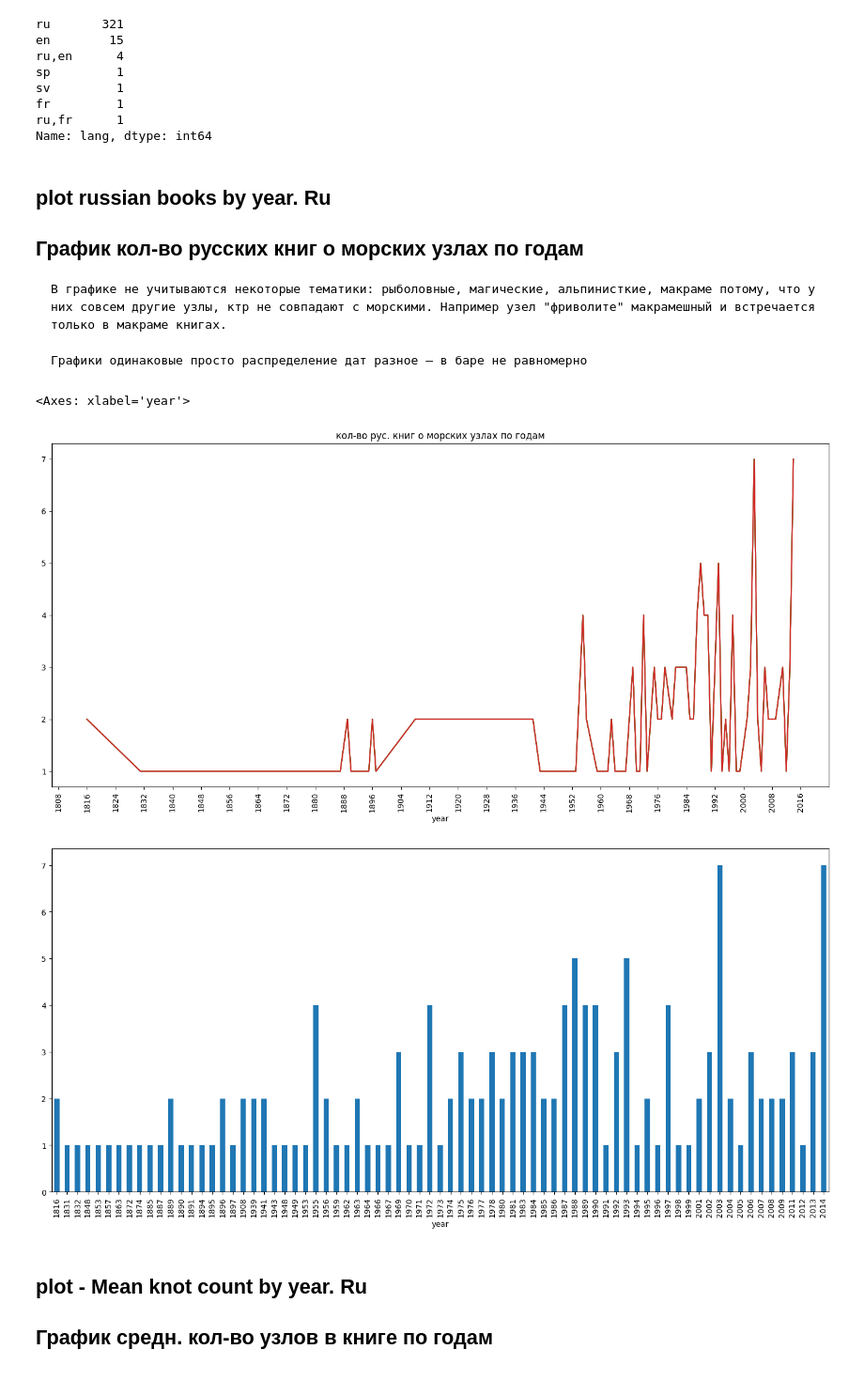
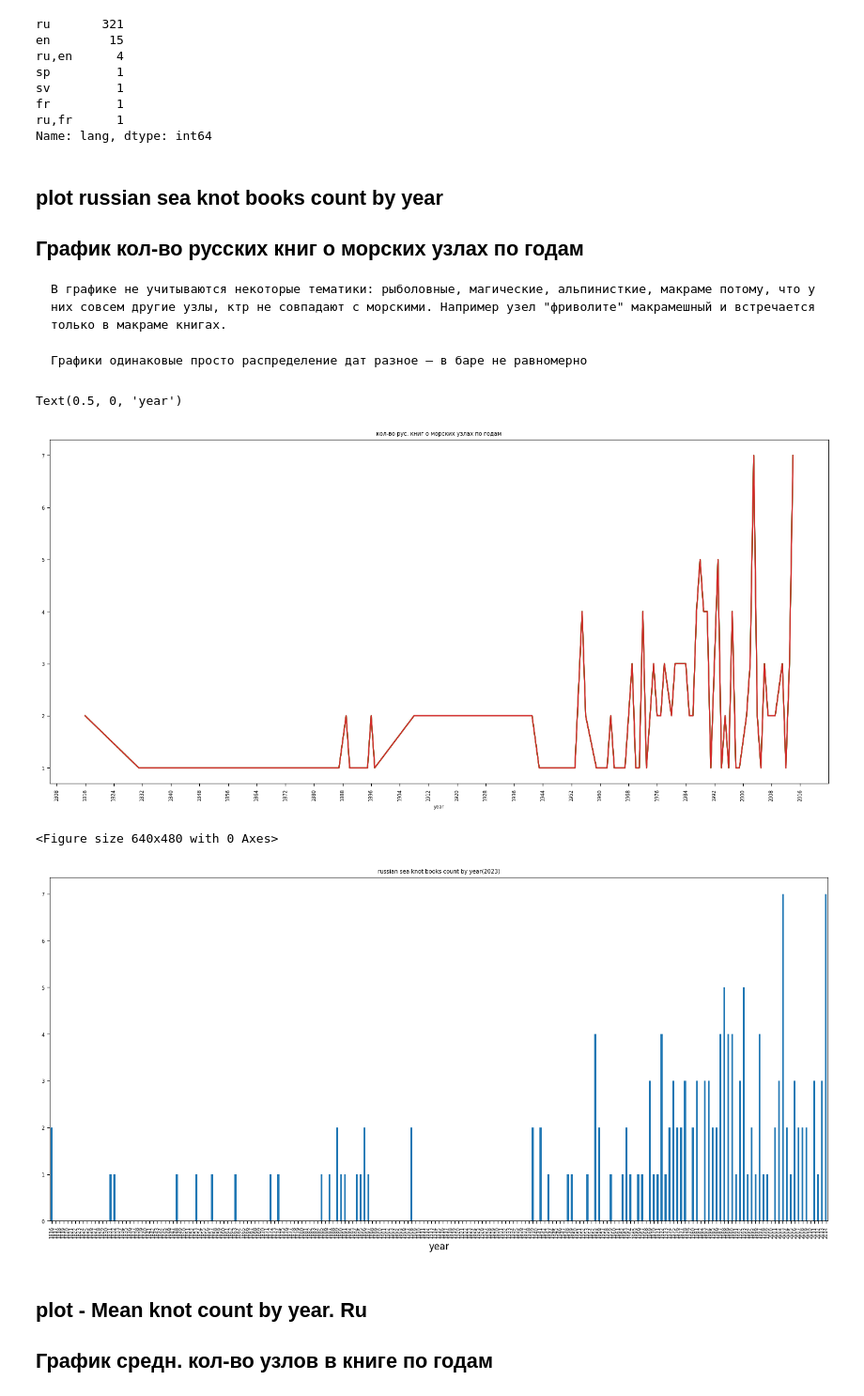
Before and after one commit to Zaripov/knot-sources-analise, a Jupyter notebook: knot sources analise.ipynb, the cells around one changed output. Shown at 94% size. Cells and saved outputs as stored; diff of their text form; code cells hidden in the pictures.

```diff
--- a/knot sources analise.ipynb
+++ b/knot sources analise.ipynb
@@ -125,12 +188,26 @@ sort by year
 # %%
 print('all book count', knotDfGroupedByBook.shape[0])
 
-seriesByYear = knotDfGroupedByBook.year.value_counts().sort_index(ascending=False)
-seriesByYear.plot.bar(x='year', title='кол-во книг с узлами по годам', rot=90, figsize=(18,8), legend=False)
+knotDfGroupedByYear = knotDfGroupedByBook.groupby(['year']).agg({
+    'sourse':'size', 'year':'first', 'theme':'first', 'book_type':'first', 'lang':'first', 'translated':'first'
+})
+#add empty years between dates
+knotDfGroupedByYear.drop('year', axis=1).reset_index()
+knotDfGroupedByBookFillemptyYearDf = knotDfGroupedByYear.set_index('year').reindex(range(minYear, maxYear)).reset_index()
+knotDfGroupedByBookFillemptyYearDf.fillna(0)
 
-#small count of new books
-#позже 2014 мало существующих книг в датасете
-knotDf = knotDf.query('year < 2015')
+#https://stackoverflow.com/questions/59559682/how-to-change-pandas-dataframe-plot-fontsize-of-xlabel
+plt.figure()
+plt.rcParams.update({'font.size': 6}) # must set in top
+ax1 = knotDfGroupedByBookFillemptyYearDf.plot.bar(x='year', title='knot book with knots by year',
+                                                  rot=90, figsize=(18,8), legend=False)
+ax1.set_xlabel('year',fontdict={'fontsize':12})
+#ax1.legend(('book cnt'), loc=2,fontsize=12)
+ax2 = ax1.twinx()
+
+#plot without groupby and empty years
+#seriesByYear = knotDfGroupedByBook.year.value_counts().sort_index(ascending=True)
+#seriesByYear.plot.bar(x='year', title='knot book with knots by year', rot=90, figsize=(18,8), legend=False)
 
 #кол-во записей по году (сумма узлов со всех книг в году)
 #knotDf.year.value_counts()
@@ -140,3 +218,7 @@ all book count 344
+# %%
+#filter by year cus small count of new books
+#позже 2014 мало существующих книг в датасете
+knotDf = knotDf.query('year < ' + str(maxYear))
 # %%
 #empty volues count by cols
 #кол-во незаполненных полей
@@ -197,7 +279,7 @@ fr         1
 ru,fr      1
 Name: lang, dtype: int64
 # %% [markdown]
-## plot russian books by year. Ru
+## plot russian sea knot books count by year
 ## График кол-во русских книг о морских узлах по годам ##
     В графике не учитываются некоторые тематики: рыболовные, магические, альпинисткие, макраме потому, что у них совсем другие узлы, ктр не совпадают с морскими. Например узел "фриволите" макрамешный и встречается только в макраме книгах.
 
@@ -205,32 +287,43 @@ Name: lang, dtype: int64
 # %%
 #filter
 knotBooksDf = knotDf.query('lang!="en" & translated=="-" & book_type!="самиздат"')
 seaThemesList = ['криминалистика', 'морская наука', 'морские узлы', 'строительство',
                  'подводная', 'яхтинг', 'судостроение', 'война', 'этнография']
 seaThemesQuery = ' | '.join( ['theme=="{0}"'.format(i) for i in seaThemesList] )
 knotBooksDf = knotBooksDf.query(seaThemesQuery)
 #remove extra columns
 knotBooksDf = knotBooksDf.drop(columns=['theme','book_type','translated','lang'])
 #group - knots to sum knots
 #group (книга, год) - убраны узлы из книги
 knotBooksByYear = knotBooksDf.groupby(['year','sourse']).count()
 #book count in year
 knotBookCntByYear = knotBooksByYear.groupby(['year']).count()
-#draw plot
+
+#--draw plot 1 #в плоте распределение показа ярлыков "x" равномерно в отличие от бара
 knotBookCntByYear.reset_index(inplace=True)
 knotBookCntByYear = knotBookCntByYear.rename(columns={'knot_name':'book_count'})
 #display(knotBookCntByYear)
 #print('knotBookCntByYear cols:', list(knotBookCntByYear.columns))
-#в плоте распределение показа ярлыков "x" равномерно в отличие от бара
 title = 'кол-во рус. книг о морских узлах по годам'
 plot = knotBookCntByYear.plot(title=title,x='year', figsize=(18,8), rot=90, legend=False)
 plot.xaxis.set_major_locator(plt.MaxNLocator(30)) #x label cut count
 plt.draw()
-knotBookCntByYear.plot.bar(x='year', y='book_count', rot=90, figsize=(18,8), legend=False) #неравномерно х
+
+#--draw plot 2
+#add not exist years with 0 books
+knotBookCntByYearFillemptyYearDf = knotBookCntByYear.set_index('year').reindex(range(minYear, maxYear)).reset_index()
+knotBookCntByYearFillemptyYearDf.fillna(0)
+plt.figure()
+plt.rcParams.update({'font.size': 6}) # must set in top
+title = 'russian sea knot books count by year(2023)'
+ax1 = knotBookCntByYearFillemptyYearDf.plot.bar(title=title, x='year', y='book_count', rot=90, figsize=(18,8), legend=False)
+ax1.set_xlabel('year',fontdict={'fontsize':12})
+#ax2 = ax1.twinx()
 # %% [output]
-<Axes: xlabel='year'>
+Text(0.5, 0, 'year')
-[figure, old version]
+[figure, new version]
+<Figure size 640x480 with 0 Axes>
-[figure, old version]
+[figure, new version]
 # %% [markdown]
 ## plot - Mean knot count by year. Ru
 ## График средн. кол-во узлов в книге по годам ##
```
Also changed, not shown: parts of 13 cells of this notebook, 1 other file.
